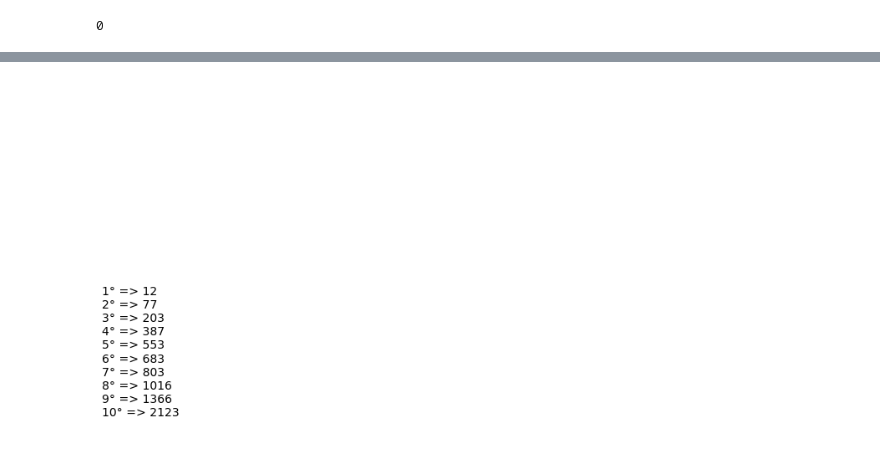
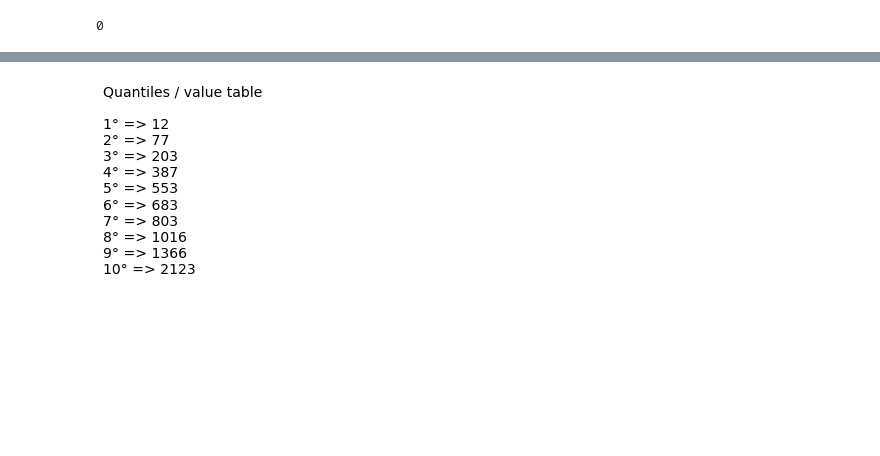
Before and after one commit to p-giovanni/JMeter_report, a Jupyter notebook: notebook/JMeter_Report.ipynb, the cells around one changed output, grey strips where cells are left out. Cells and saved outputs as stored; diff of their text form; code cells hidden in the pictures; blank space fills up the shorter version.

Commit message:
Text boxes.

```diff
--- a/notebook/JMeter_Report.ipynb
+++ b/notebook/JMeter_Report.ipynb
@@ -528,8 +539,8 @@ def transaction_per_second_chart(ax, x, y, colors=["#0000e6", "#d5d5d5", "#c8760
         rv = True
     return rv
 # %%
-fig = plt.figure(figsize=(50, 12))
-gs = fig.add_gridspec(2, 4)
+fig = plt.figure(figsize=(15, 7))
+gs = fig.add_gridspec(1, 1)
 fig.set_tight_layout(True)
 
 ax = []
@@ -565,22 +576,36 @@ def text_box(ax, text, colors=["#FFFFFF", "#000000", "#c87607"]):
     else:
         rv = True
     return rv
+
+
+def quantiles_box_text():
+    """
+    """
+    txt = None
+    rv = False
+    try:
+        txt = "{title}\n\n".format(title=labels["quantiles txt title"][0])
+        for quantile, value in zip(global_statistics["quantiles elapsed"].index
+                                  ,global_statistics["quantiles elapsed"].values):
+            txt = txt + "{q}° => {v}\n".format(q=int((quantile*10)+1), v=int(value))
+    except Exception as ex:
+        print("statistics_box_text failed - {ex}".format(ex=ex))
+    else:
+        rv = True
+
+    return (rv, txt)
 # %%
-fig = plt.figure(figsize=(50, 12))
-gs = fig.add_gridspec(2, 4)
+
+fig = plt.figure(figsize=(2, 3))
+gs = fig.add_gridspec(1, 1)
 fig.set_tight_layout(True)
-
-
-text = ""
-for quantile, value in zip(global_statistics["quantiles elapsed"].index
-                          ,global_statistics["quantiles elapsed"].values):
-    text = text + "{q}° => {v}\n".format(q=int((quantile*10)+1), v=int(value))
 
 ax = []
 ax.append(fig.add_subplot(gs[0, 0]))
 
-text_box(ax[0], text)
-
-plt.savefig(os.path.join(images_path,"{prefix}quantiles-tbox.png".format(prefix=image_file_prefix)))
+text = quantiles_box_text()
+if text[0] == True:
+    text_box(ax[0], text[1])
+    plt.savefig(os.path.join(images_path,"{prefix}quantiles-tbox.png".format(prefix=image_file_prefix)))
 # %% [output]
-[figure, old version]
+[figure, new version]
```
Also changed, not shown: parts of 10 cells of this notebook, 2 other files.
